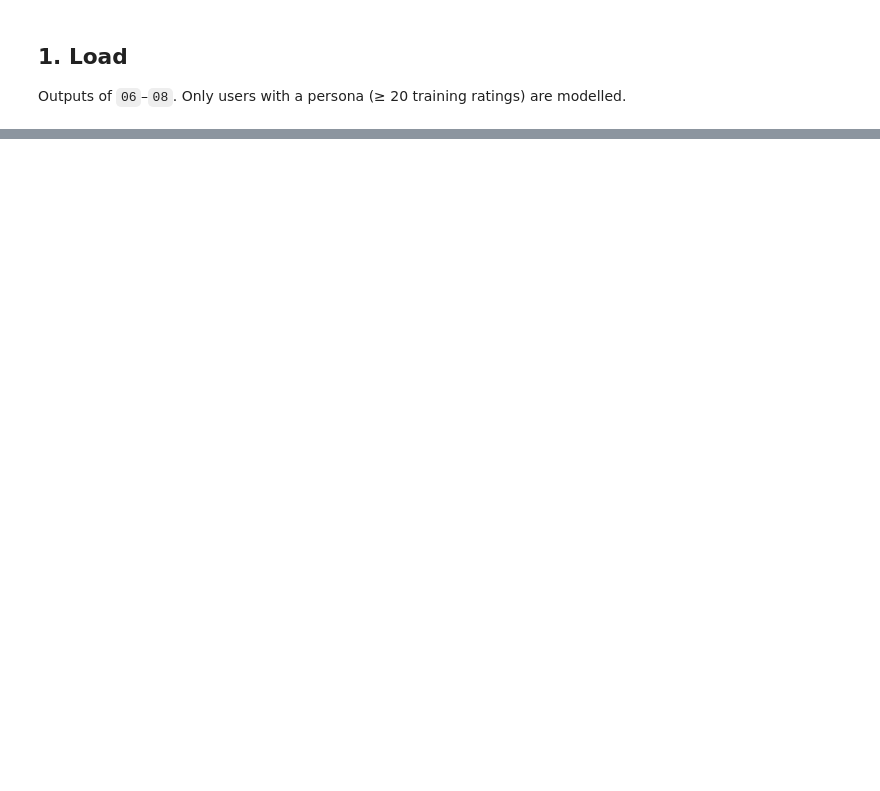
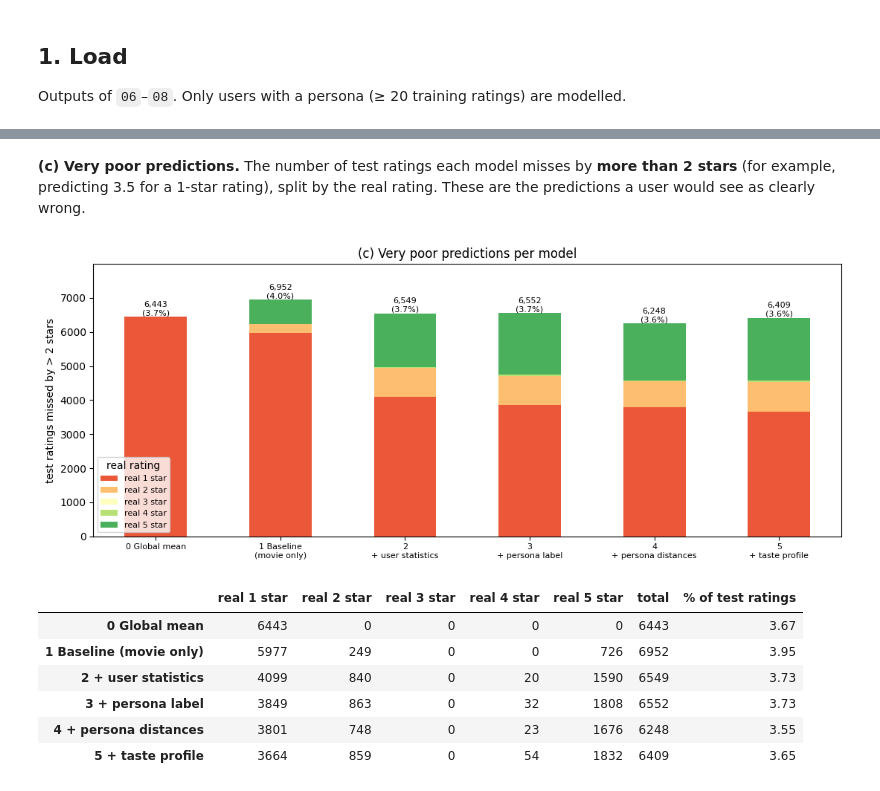
Before and after one commit to ReviBa/applied-DS-project, a Jupyter notebook: notebooks/09_rating_model.ipynb, the cells around one changed output, grey strips where cells are left out. Saved outputs shown, nothing was run; the diff lists cells and outputs as text; code cells hidden in the pictures; blank space fills up the shorter version.

```diff
--- a/notebooks/09_rating_model.ipynb
+++ b/notebooks/09_rating_model.ipynb
@@ -581,0 +251,6 @@ plt.show()
+# %%
+X_fit = pd.concat([X["train"], X["val"]], ignore_index=True)
+y_fit = np.concatenate([y["train"], y["val"]])
+global_mean = float(y_fit.mean())
+
+models = {name: fit(cols, X_fit, y_fit, BEST_LEAVES) for name, cols in FEATURES.items()}
@@ -581,0 +394,30 @@ plt.show()
+# %% [markdown]
+**(c) Very poor predictions.** The number of test ratings each model misses by **more than 2 stars** (for example, predicting 3.5 for a 1-star rating), split by the real rating. These are the predictions a user would see as clearly wrong.
+# %%
+VERY_POOR = 2  # stars
+poor = pd.DataFrame({
+    name: pd.Series(y_test[np.abs(p - y_test) > VERY_POOR].astype(int)).value_counts()
+    for name, p in pred.items()
+}).T.reindex(columns=range(1, 6)).fillna(0).astype(int)
+poor.columns = [f"real {r} star" for r in poor.columns]
+
+ax = poor.plot.bar(stacked=True, figsize=(11, 4.5), rot=0, color=sns.color_palette("RdYlGn", 5))
+for i, total in enumerate(poor.sum(axis=1)):
+    ax.text(i, total, f"{total:,}\n({100 * total / len(y_test):.1f}%)", ha="center", va="bottom", fontsize=8)
+ax.set_xticks(range(len(poor)), [n.replace(" + ", "\n+ ").replace(" (", "\n(") for n in poor.index], fontsize=8)
+ax.set_ylim(0, poor.sum(axis=1).max() * 1.15)
+ax.set_ylabel(f"test ratings missed by > {VERY_POOR} stars")
+ax.set_title("(c) Very poor predictions per model")
+ax.legend(title="real rating", fontsize=8)
+plt.tight_layout()
+plt.show()
+poor.assign(total=poor.sum(axis=1), **{"% of test ratings": 100 * poor.sum(axis=1) / len(y_test)}).round(2)
+# %% [output]
+[figure, added]
+|  | real 1 star | real 2 star | real 3 star | real 4 star | real 5 star | total | % of test ratings |
+| 0 Global mean | 6443 | 0 | 0 | 0 | 0 | 6443 | 3.67 |
+| 1 Baseline (movie only) | 5977 | 249 | 0 | 0 | 726 | 6952 | 3.95 |
+| 2 + user statistics | 4099 | 840 | 0 | 20 | 1590 | 6549 | 3.73 |
+| 3 + persona label | 3849 | 863 | 0 | 32 | 1808 | 6552 | 3.73 |
+| 4 + persona distances | 3801 | 748 | 0 | 23 | 1676 | 6248 | 3.55 |
+| 5 + taste profile | 3664 | 859 | 0 | 54 | 1832 | 6409 | 3.65 |
```
Also changed, not shown: parts of 46 cells of this notebook.
